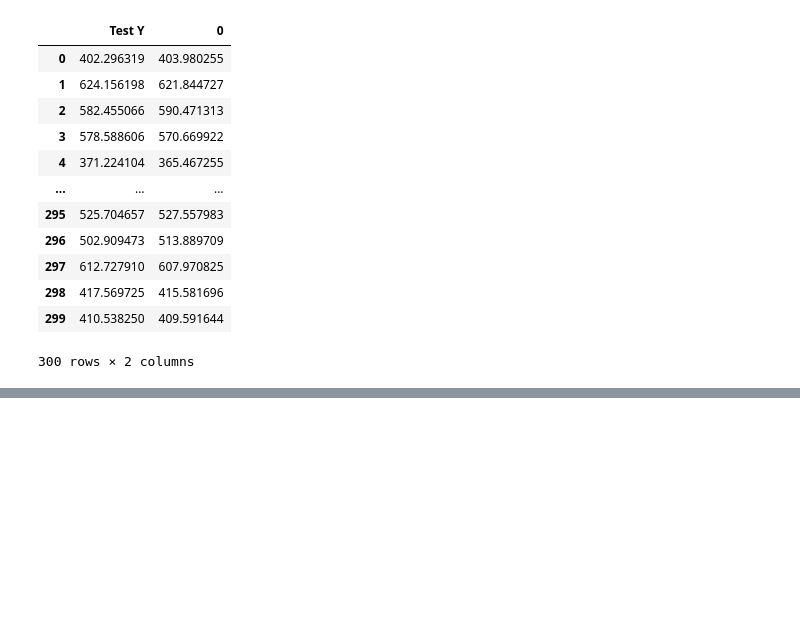
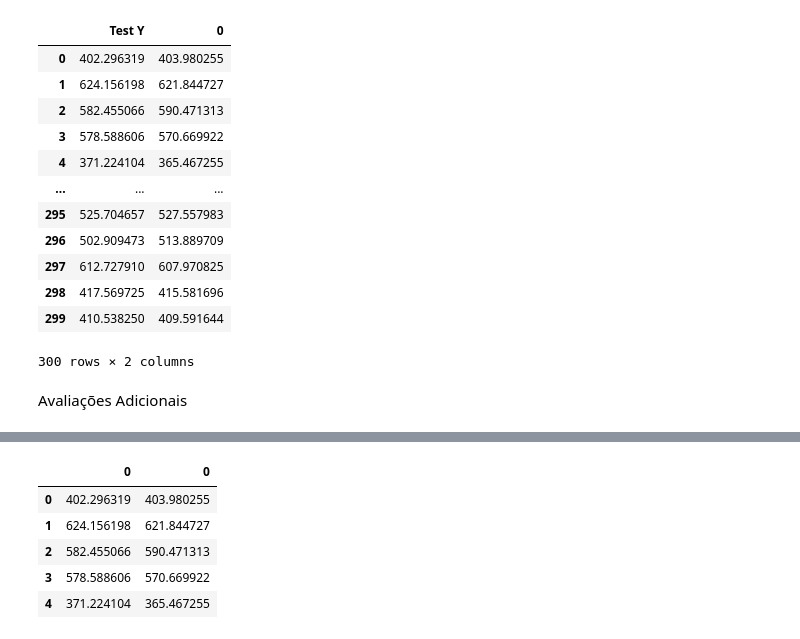
Before and after one commit to helioarai/helio_git, a Jupyter notebook: Sintaxe_basica_de_keras.ipynb, the cells around one changed output, grey strips where cells are left out. Drawn from its saved outputs; the diff is of its cells as text; code cells hidden in the pictures; blank space fills up the shorter version.

```diff
--- a/Sintaxe_basica_de_keras.ipynb
+++ b/Sintaxe_basica_de_keras.ipynb
@@ -212,3 +212,15 @@ pred_df
 | 298 | 417.569725 | 415.581696 |
 | 299 | 410.538250 | 409.591644 |
 300 rows × 2 columns
+# %% [markdown]
+Avaliações Adicionais
+# %%
+test_predictions = model.predict(X_test)
+test_predictions = pd.Series(test_predictions.reshape(300,))
+
+pred_df = pd.DataFrame(y_test)
+pred_df = pd.concat([pred_df,test_predictions], axis=1)
+pred_df.colums = ['Test Y','Model Prditions']
+
+pred_df.head()
+# %% [output]
@@ -214,0 +228,6 @@ pred_df
+|  | 0 | 0 |
+| 0 | 402.296319 | 403.980255 |
+| 1 | 624.156198 | 621.844727 |
+| 2 | 582.455066 | 590.471313 |
+| 3 | 578.588606 | 570.669922 |
+| 4 | 371.224104 | 365.467255 |
```
Also changed, not shown: parts of 2 cells of this notebook.
